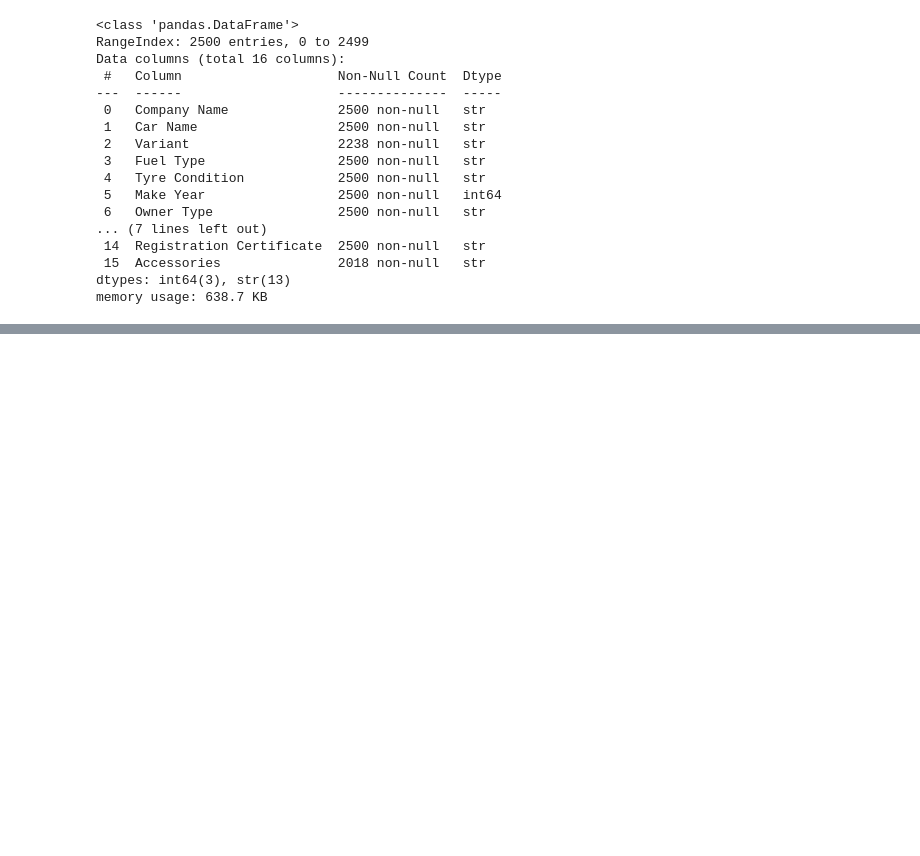
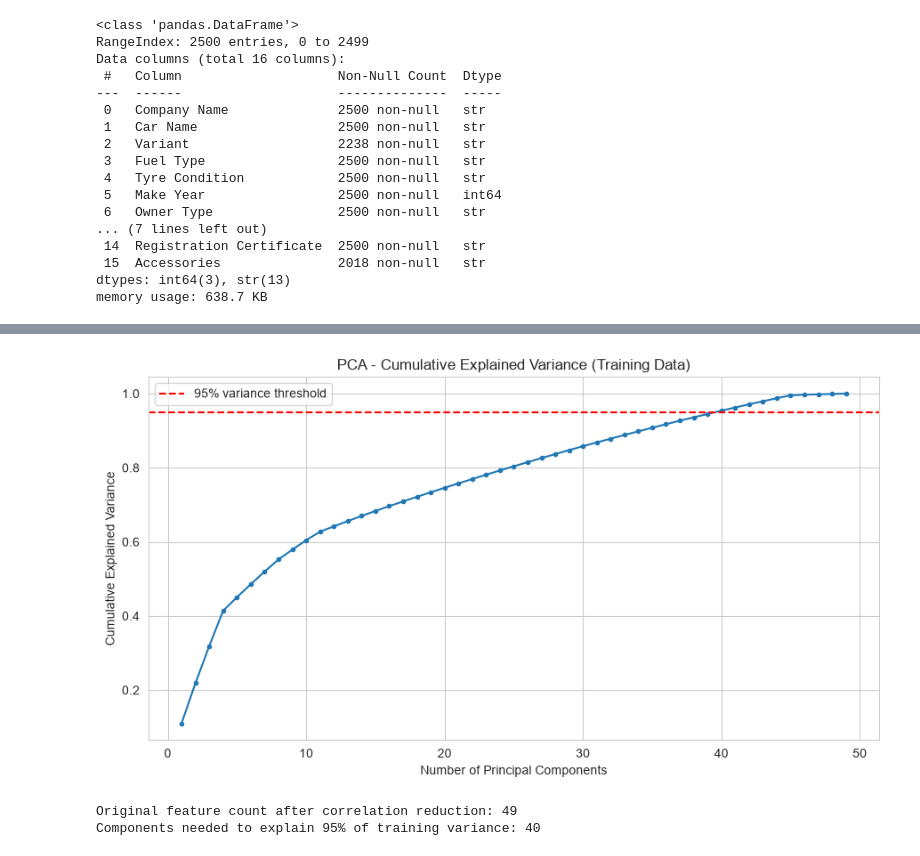
Before and after one commit to annettechege9-droid/machine-learning-advanced-week-i-project, a Jupyter notebook: week1.ipynb, the cells around one changed output, grey strips where cells are left out. Drawn from its saved outputs; the diff is of its cells as text; code cells hidden in the pictures; blank space fills up the shorter version.

```diff
--- a/week1.ipynb
+++ b/week1.ipynb
@@ -176,7 +86,0 @@ We also engineer a few extra features from the messier text columns (Service Rec
-# %%
-REFERENCE_YEAR = df['Make Year'].max() + 1  # treat the year after the newest car as "now"
-
-df['Car Age'] = REFERENCE_YEAR - df['Make Year']
-df['Price per Mile'] = df['Price'] / df['Mileage']
-
-df[['Make Year', 'Car Age', 'Price', 'Mileage', 'Price per Mile']].head()
@@ -453,0 +385,35 @@ Collect additional real-world features (e.g., location/region, number of previou
+# %%
+# Fit PCA on TRAINING data only.
+pca_full = PCA(random_state=RANDOM_STATE)
+pca_full.fit(X_train_reduced)
+
+cumulative_variance = np.cumsum(pca_full.explained_variance_ratio_)
+
+plt.figure(figsize=(9, 5))
+plt.plot(
+    range(1, len(cumulative_variance) + 1),
+    cumulative_variance,
+    marker='o',
+    markersize=3
+)
+plt.axhline(
+    y=0.95,
+    color='r',
+    linestyle='--',
+    label='95% variance threshold'
+)
+plt.xlabel('Number of Principal Components')
+plt.ylabel('Cumulative Explained Variance')
+plt.title('PCA - Cumulative Explained Variance (Training Data)')
+plt.legend()
+plt.tight_layout()
+plt.show()
+
+n_components_95 = np.argmax(cumulative_variance >= 0.95) + 1
+
+print(f"Original feature count after correlation reduction: {X_train_reduced.shape[1]}")
+print(f"Components needed to explain 95% of training variance: {n_components_95}")
+# %% [output]
+[figure, added]
+Original feature count after correlation reduction: 49
+Components needed to explain 95% of training variance: 40
```
Also changed, not shown: parts of 76 cells of this notebook.
